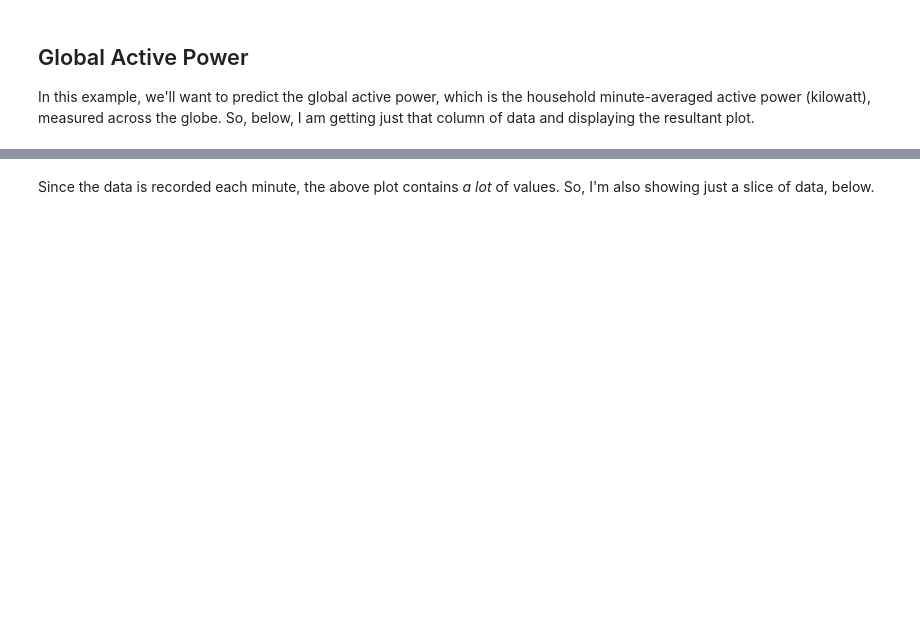
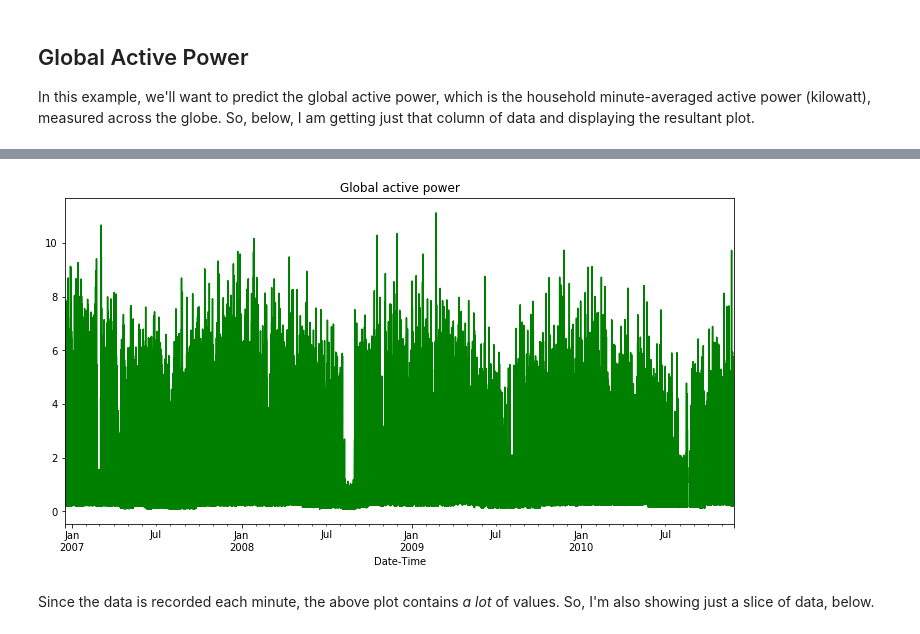
Before and after one commit to udacity/ML_SageMaker_Studies, a Jupyter notebook: Time_Series_Forecasting/Energy_Consumption_Exercise.ipynb, the cells around one changed output, grey strips where cells are left out. Cells and saved outputs as stored; diff of their text form; code cells hidden in the pictures; blank space fills up the shorter version.

```diff
--- a/Time_Series_Forecasting/Energy_Consumption_Exercise.ipynb
+++ b/Time_Series_Forecasting/Energy_Consumption_Exercise.ipynb
@@ -105,9 +127,11 @@ print(power_df.shape)
 # %%
 # display the data
 plt.figure(figsize=(12,6))
 # all data points
-power_df.plot(title='Global active power', color='blue')
+power_df.plot(title='Global active power', color='green')
 plt.show()
+# %% [output]
+[figure, added]
 # %% [markdown]
 Since the data is recorded each minute, the above plot contains *a lot* of values. So, I'm also showing just a slice of data, below.
 # %%
```
Also changed, not shown: parts of 24 cells of this notebook.
